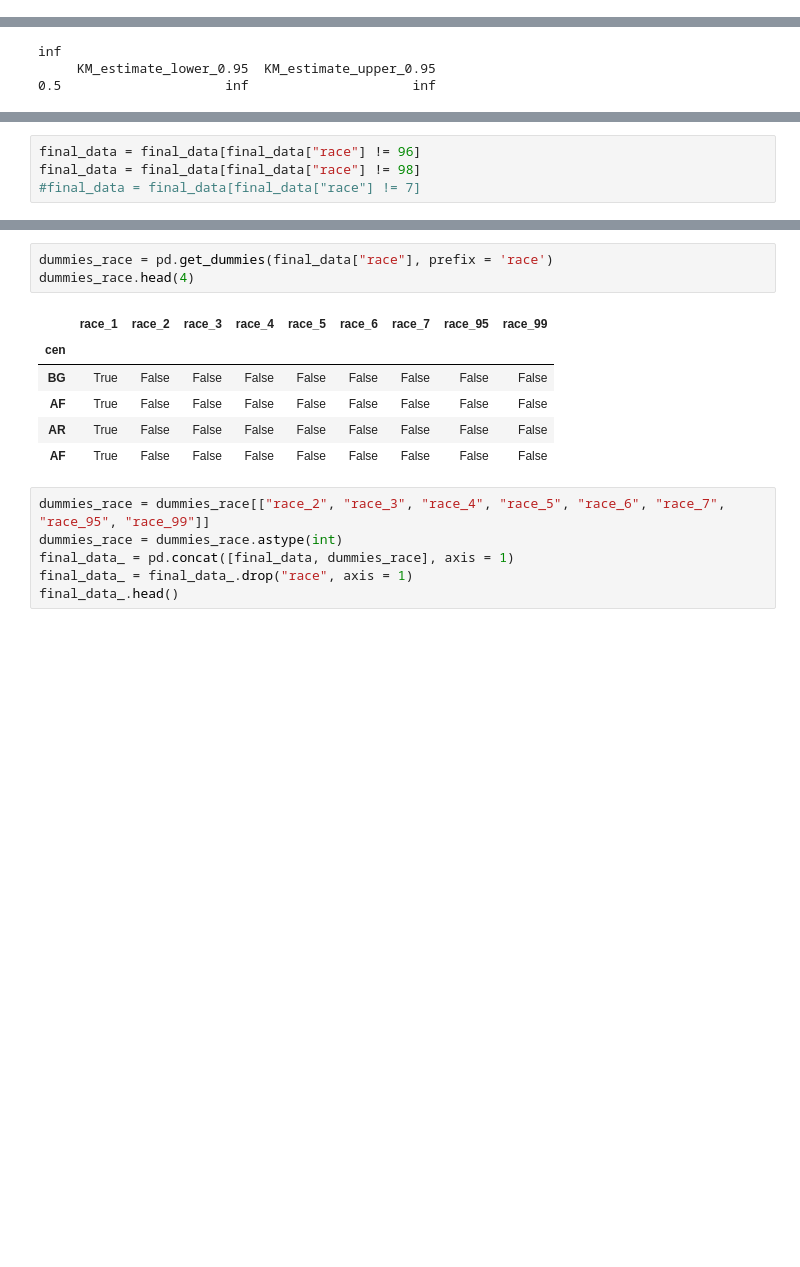
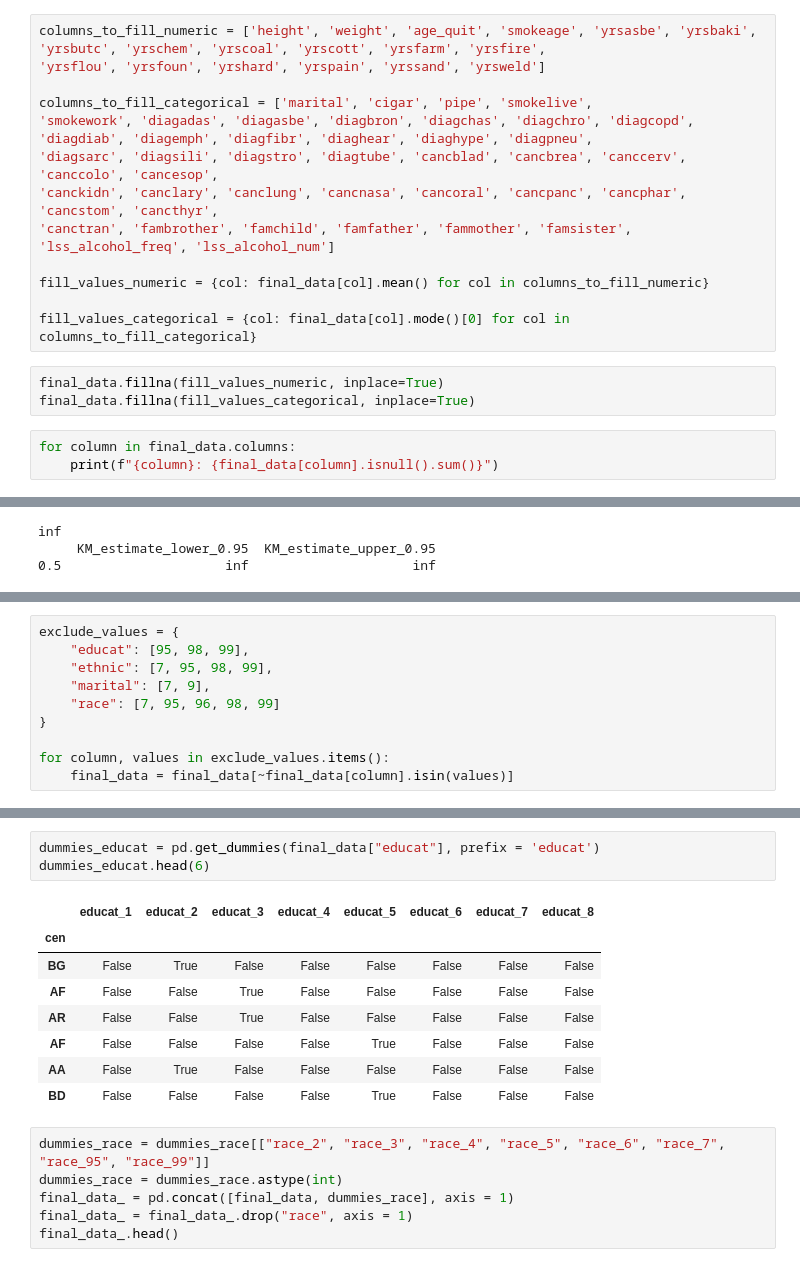
Before and after one commit to mmigl/nlst_survival, a Jupyter notebook: nlst_survival_analysis.ipynb, the cells around one changed output, grey strips where cells are left out. Cells and saved outputs as stored; diff of their text form; blank space fills up the shorter version.

```diff
--- a/nlst_survival_analysis.ipynb
+++ b/nlst_survival_analysis.ipynb
@@ -86,0 +109,19 @@ dtype: int64
+# %%
+columns_to_fill_numeric = ['height', 'weight', 'age_quit', 'smokeage', 'yrsasbe', 'yrsbaki', 'yrsbutc', 'yrschem', 'yrscoal', 'yrscott', 'yrsfarm', 'yrsfire',
+'yrsflou', 'yrsfoun', 'yrshard', 'yrspain', 'yrssand', 'yrsweld']
+
+columns_to_fill_categorical = ['marital', 'cigar', 'pipe', 'smokelive',
+'smokework', 'diagadas', 'diagasbe', 'diagbron', 'diagchas', 'diagchro', 'diagcopd', 'diagdiab', 'diagemph', 'diagfibr', 'diaghear', 'diaghype', 'diagpneu',
+'diagsarc', 'diagsili', 'diagstro', 'diagtube', 'cancblad', 'cancbrea', 'canccerv', 'canccolo', 'cancesop',
+'canckidn', 'canclary', 'canclung', 'cancnasa', 'cancoral', 'cancpanc', 'cancphar', 'cancstom', 'cancthyr',
+'canctran', 'fambrother', 'famchild', 'famfather', 'fammother', 'famsister', 'lss_alcohol_freq', 'lss_alcohol_num']
+
+fill_values_numeric = {col: final_data[col].mean() for col in columns_to_fill_numeric}
+
+fill_values_categorical = {col: final_data[col].mode()[0] for col in columns_to_fill_categorical}
+# %%
+final_data.fillna(fill_values_numeric, inplace=True)
+final_data.fillna(fill_values_categorical, inplace=True)
+# %%
+for column in final_data.columns:
+    print(f"{column}: {final_data[column].isnull().sum()}")
@@ -136,7 +195,13 @@ plt.tight_layout()
 # %% [output]
 [figure]
 # %%
-final_data = final_data[final_data["race"] != 96]
-final_data = final_data[final_data["race"] != 98]
-#final_data = final_data[final_data["race"] != 7]
+exclude_values = {
+    "educat": [95, 98, 99],
+    "ethnic": [7, 95, 98, 99],
+    "marital": [7, 9],
+    "race": [7, 95, 96, 98, 99]
+}
+
+for column, values in exclude_values.items():
+    final_data = final_data[~final_data[column].isin(values)]
 # %%
@@ -155,14 +222,16 @@ race
 Name: count, dtype: int64
 # %%
-dummies_race = pd.get_dummies(final_data["race"], prefix = 'race')
-dummies_race.head(4)
+dummies_educat = pd.get_dummies(final_data["educat"], prefix = 'educat')
+dummies_educat.head(6)
 # %% [output]
-|  | race_1 | race_2 | race_3 | race_4 | race_5 | race_6 | race_7 | race_95 | race_99 |
-| cen |  |  |  |  |  |  |  |  |  |
-| BG | True | False | False | False | False | False | False | False | False |
-| AF | True | False | False | False | False | False | False | False | False |
-| AR | True | False | False | False | False | False | False | False | False |
-| AF | True | False | False | False | False | False | False | False | False |
+|  | educat_1 | educat_2 | educat_3 | educat_4 | educat_5 | educat_6 | educat_7 | educat_8 |
+| cen |  |  |  |  |  |  |  |  |
+| BG | False | True | False | False | False | False | False | False |
+| AF | False | False | True | False | False | False | False | False |
+| AR | False | False | True | False | False | False | False | False |
+| AF | False | False | False | False | True | False | False | False |
+| AA | False | True | False | False | False | False | False | False |
+| BD | False | False | False | False | True | False | False | False |
 # %%
 dummies_race = dummies_race[["race_2", "race_3", "race_4", "race_5", "race_6", "race_7", "race_95", "race_99"]]
 dummies_race = dummies_race.astype(int)
```
Also changed, not shown: parts of 13 cells of this notebook, 1 other file.
